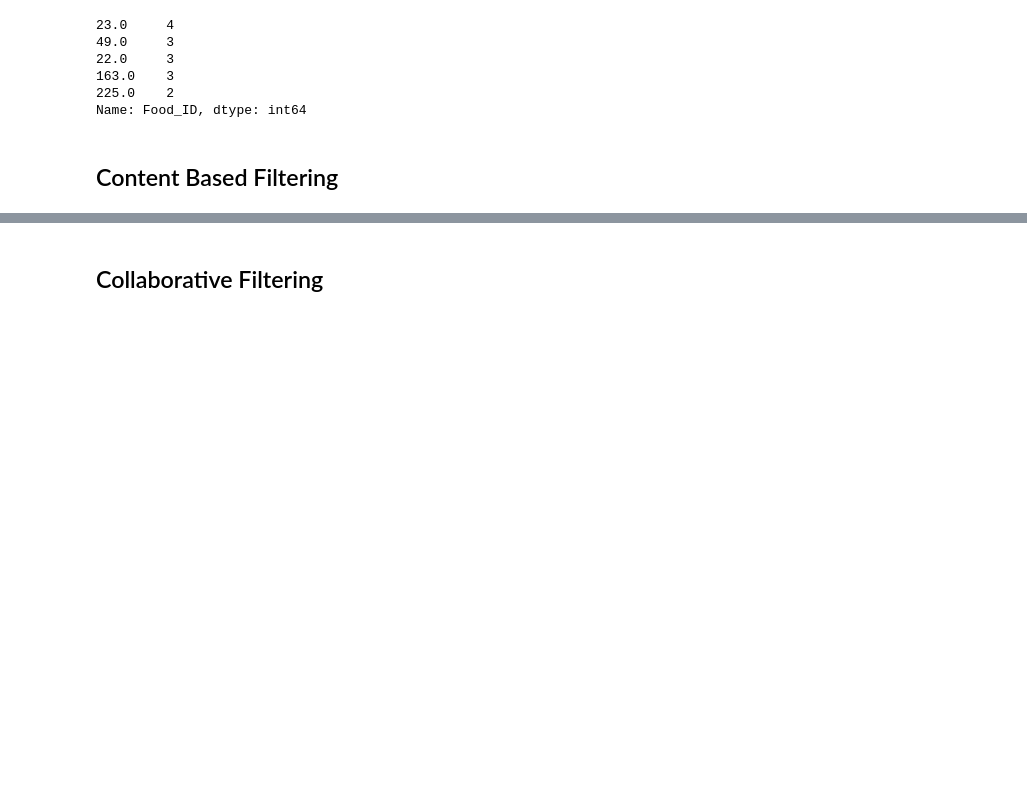
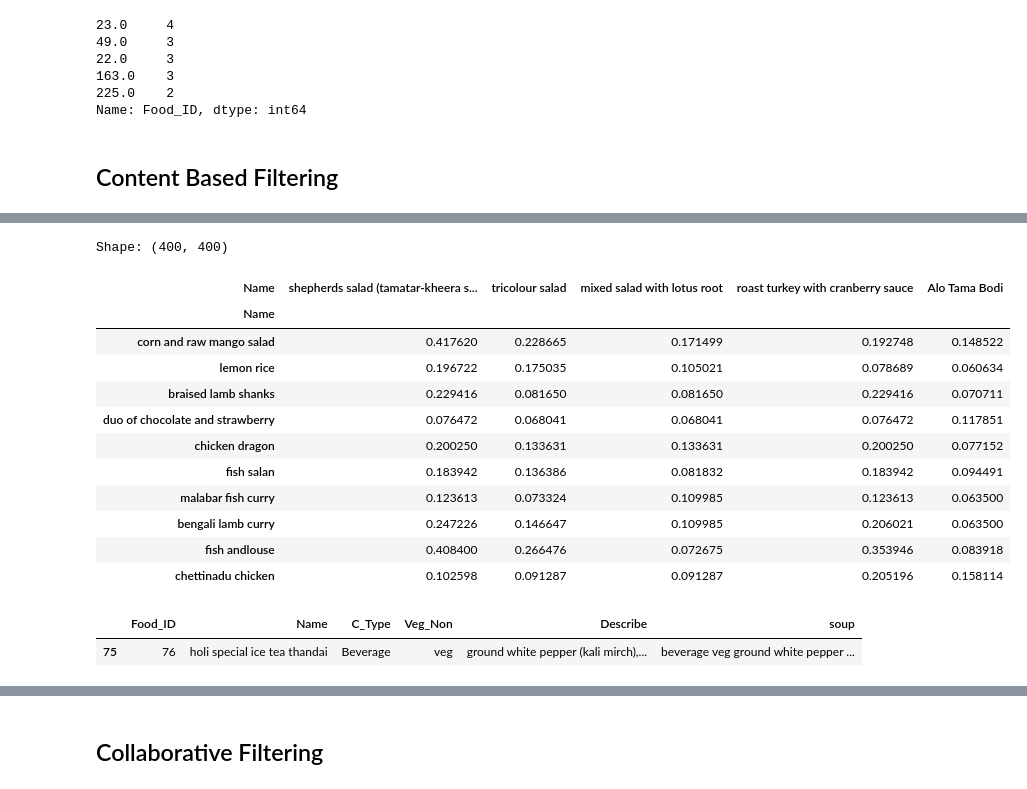
Before and after one commit to mfathul21/food-recommendations, a Jupyter notebook: Proyek_Akhir_Food_Recomendations_System.ipynb, the cells around one changed output, grey strips where cells are left out. Drawn from its saved outputs; the diff is of its cells as text; code cells hidden in the pictures; blank space fills up the shorter version.

```diff
--- a/Proyek_Akhir_Food_Recomendations_System.ipynb
+++ b/Proyek_Akhir_Food_Recomendations_System.ipynb
@@ -227,3 +254,6 @@ rate_down['Food_ID'].value_counts().head(5)
 Name: Food_ID, dtype: int64
 # %% [markdown]
 ## Content Based Filtering
+# %%
+features = ['C_Type', 'Veg_Non', 'Describe']
+foods[features]
@@ -229,0 +274,4 @@ Name: Food_ID, dtype: int64
+# %%
+foods['soup'] = foods[features].apply(lambda x: ' '.join(x), axis=1)
+foods['soup'] = foods['soup'].apply(lambda x: x.lower())
+foods.sample(5)
@@ -229,0 +285,3 @@ Name: Food_ID, dtype: int64
+# %%
+count = CountVectorizer(stop_words='english')
+count_matrix = count.fit_transform(foods['soup'])
@@ -229,0 +303,3 @@ Name: Food_ID, dtype: int64
+# %%
+cosine_sim = cosine_similarity(count_matrix)
+cosine_sim
@@ -229,0 +320,21 @@ Name: Food_ID, dtype: int64
+# %%
+# Membuat dataframe dari variabel cosine_sim dengan baris dan kolom berupa nama resto
+cosine_sim_df = pd.DataFrame(cosine_sim, index=foods['Name'], columns=foods['Name'])
+print('Shape:', cosine_sim_df.shape)
+
+# Melihat similarity matrix pada setiap resto
+cosine_sim_df.sample(5, axis=1).sample(10, axis=0)
+# %% [output]
+Shape: (400, 400)
+| Name | shepherds salad (tamatar-kheera s... | tricolour salad | mixed salad with lotus root | roast turkey with cranberry sauce | Alo Tama Bodi |
+| Name |  |  |  |  |  |
+| corn and raw mango salad | 0.417620 | 0.228665 | 0.171499 | 0.192748 | 0.148522 |
+| lemon rice | 0.196722 | 0.175035 | 0.105021 | 0.078689 | 0.060634 |
+| braised lamb shanks | 0.229416 | 0.081650 | 0.081650 | 0.229416 | 0.070711 |
+| duo of chocolate and strawberry | 0.076472 | 0.068041 | 0.068041 | 0.076472 | 0.117851 |
+| chicken dragon | 0.200250 | 0.133631 | 0.133631 | 0.200250 | 0.077152 |
+| fish salan | 0.183942 | 0.136386 | 0.081832 | 0.183942 | 0.094491 |
+| malabar fish curry | 0.123613 | 0.073324 | 0.109985 | 0.123613 | 0.063500 |
+| bengali lamb curry | 0.247226 | 0.146647 | 0.109985 | 0.206021 | 0.063500 |
+| fish andlouse | 0.408400 | 0.266476 | 0.072675 | 0.353946 | 0.083918 |
+| chettinadu chicken | 0.102598 | 0.091287 | 0.091287 | 0.205196 | 0.158114 |
@@ -229,0 +349,5 @@ Name: Food_ID, dtype: int64
+# %%
+foods.sample(1)
+# %% [output]
+|  | Food_ID | Name | C_Type | Veg_Non | Describe | soup |
+| 75 | 76 | holi special ice tea thandai | Beverage | veg | ground white pepper (kali mirch),... | beverage veg ground white pepper ... |
```
Also changed, not shown: parts of 24 cells of this notebook.
